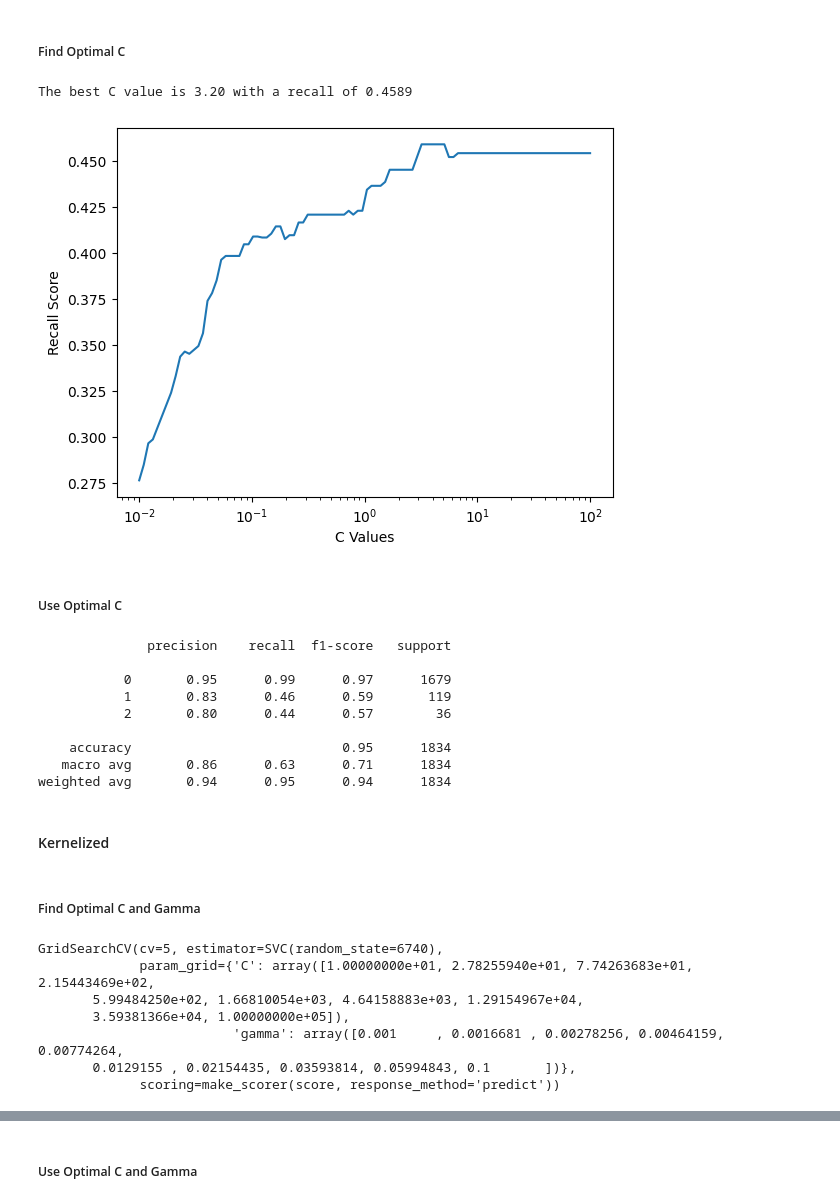
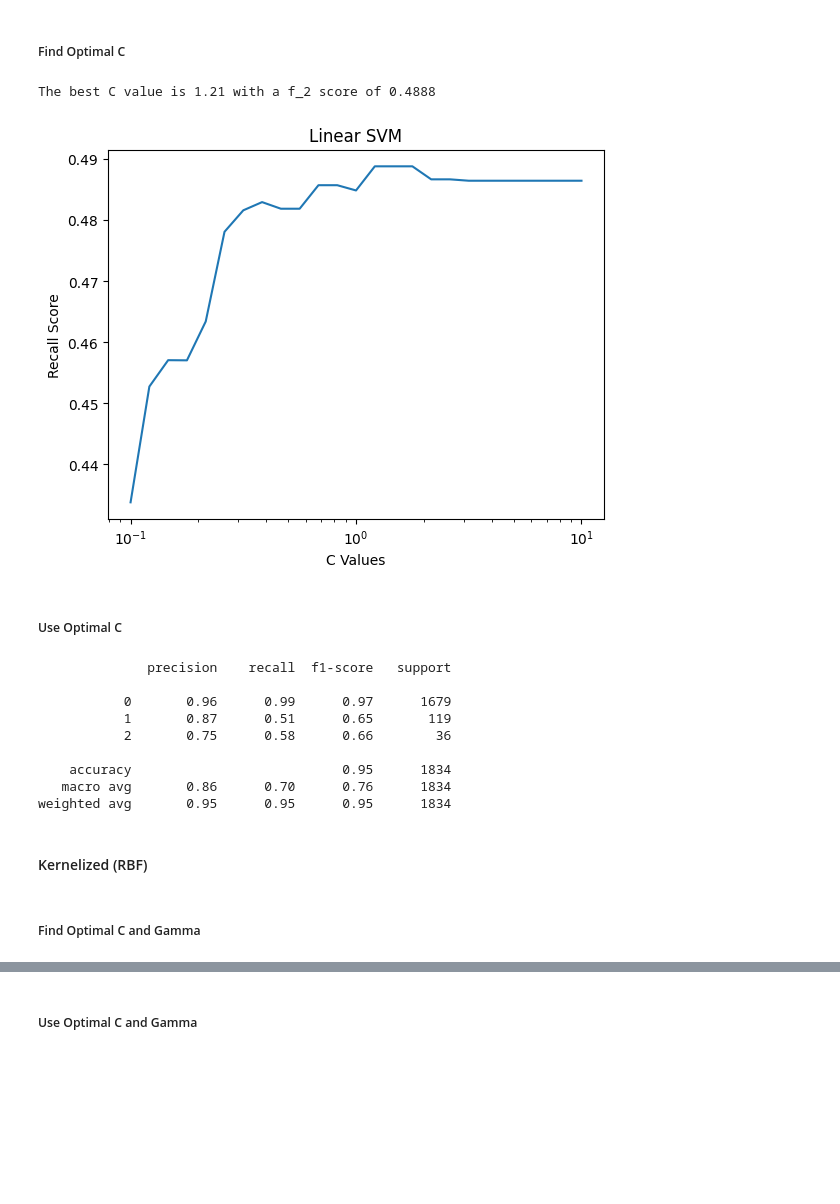
Before and after one commit to bdaniels8135/thyroid-disease-project, a Jupyter notebook: svm.ipynb, the cells around one changed output, grey strips where cells are left out. Cells and saved outputs as stored; diff of their text form; code cells hidden in the pictures; blank space fills up the shorter version.

```diff
--- a/svm.ipynb
+++ b/svm.ipynb
@@ -19,5 +21,5 @@ from imblearn.over_sampling import SMOTE
 # %%
 X_train = pd.read_csv('train.csv')
 X_test = pd.read_csv('test.csv')
-y_train = np.array(pd.read_csv('train_labels.csv')).reshape(7333,)
-y_test = np.array(pd.read_csv('test_labels.csv')).reshape(1834,)
+y_train = np.array(pd.read_csv('train_labels.csv')).reshape(-1,)
+y_test = np.array(pd.read_csv('test_labels.csv')).reshape(-1,)
@@ -32,3 +38,5 @@ X_test_scaled = ss.transform(X_test)
 # %%
 def score(y_true, y_pred):
-    return np.array(recall_score(y_true, y_pred, average=None)).min()
+    return np.array(fbeta_score(y_true, y_pred, average=None, beta=2)).min()
+
+scorer = make_scorer(score)
@@ -47,52 +51,39 @@ for c in c_vals:
-# %%
-scores = np.array(scores)
-best_c = c_vals[np.where(scores == scores.max())[0][0]]
-best_n_recall = scores[np.where(scores == scores.max())[0][0]]
-print(f'The best C value is {best_c:.2f} with a recall of {best_n_recall:.4f}')
-# %% [output]
-The best C value is 3.20 with a recall of 0.4589
+# %%
+c_vals = np.logspace(-1, 1, 25)
+param_grid = {'svc__C': c_vals}
+pipe = Pipeline(steps=[
+    ('imputer', KNNImputer(n_neighbors=2)),
+    ('ss', StandardScaler()),
+    ('svc', SVC(random_state=6740, kernel='linear')),
+    ])
+svc_linear = GridSearchCV(pipe, param_grid, cv=5, scoring=scorer)
+svc_linear = svc_linear.fit(X_train, y_train)
 # %%
-plt.plot(c_vals, scores)
+print(f'The best C value is {svc_linear.best_params_["svc__C"]:.2f} with a f_2 score of {svc_linear.best_score_:.4f}')
+plt.plot(c_vals, svc_linear.cv_results_['mean_test_score'])
 plt.xscale('log')
 plt.xlabel('C Values')
 plt.ylabel('Recall Score')
+plt.title('Linear SVM')
 plt.show()
 # %% [output]
+The best C value is 1.21 with a f_2 score of 0.4888
-[figure, old version]
+[figure, new version]
 # %% [markdown]
 ##### Use Optimal C
-# %%
-svc_linear = SVC(random_state=6740, kernel='linear', C=best_c)
-svc_linear.fit(X_train_scaled, y_train)
-y_pred_linear = svc_linear.predict(X_test_scaled)
-print(classification_report(y_test, y_pred_linear))
-# %% [output]
-              precision    recall  f1-score   support
-
-           0       0.95      0.99      0.97      1679
-           1       0.83      0.46      0.59       119
-           2       0.80      0.44      0.57        36
-
-    accuracy                           0.95      1834
-   macro avg       0.86      0.63      0.71      1834
-weighted avg       0.94      0.95      0.94      1834
+# %%
+print(classification_report(y_test, svc_linear.best_estimator_.predict(X_test)))
+# %% [output]
+              precision    recall  f1-score   support
+
+           0       0.96      0.99      0.97      1679
+           1       0.87      0.51      0.65       119
+           2       0.75      0.58      0.66        36
+
+    accuracy                           0.95      1834
+   macro avg       0.86      0.70      0.76      1834
+weighted avg       0.95      0.95      0.95      1834
 # %% [markdown]
-#### Kernelized
+#### Kernelized (RBF)
 # %% [markdown]
 ##### Find Optimal C and Gamma
-# %%
-c_vals = np.logspace(1, 5, 10)
-gamma_vals = np.logspace(-3, -1, 10)
-param_grid = {'C': c_vals, 'gamma': gamma_vals}
-svc_rbf = SVC(random_state=6740, kernel='rbf')
-clf = GridSearchCV(svc_rbf, param_grid, cv=5, scoring=make_scorer(score))
-clf.fit(X_train_scaled, y_train)
-print(f'The best C value is {clf.best_params_["C"]:.2f} and the best gamma value is {clf.best_params_["gamma"]:.2f} with a recall of {clf.best_score_:.4f}')
-# %% [output]
-GridSearchCV(cv=5, estimator=SVC(random_state=6740),
-             param_grid={'C': array([1.00000000e+01, 2.78255940e+01, 7.74263683e+01, 2.15443469e+02,
-       5.99484250e+02, 1.66810054e+03, 4.64158883e+03, 1.29154967e+04,
-       3.59381366e+04, 1.00000000e+05]),
-                         'gamma': array([0.001     , 0.0016681 , 0.00278256, 0.00464159, 0.00774264,
-       0.0129155 , 0.02154435, 0.03593814, 0.05994843, 0.1       ])},
-             scoring=make_scorer(score, response_method='predict'))
```
Also changed, not shown: parts of 51 cells of this notebook.
